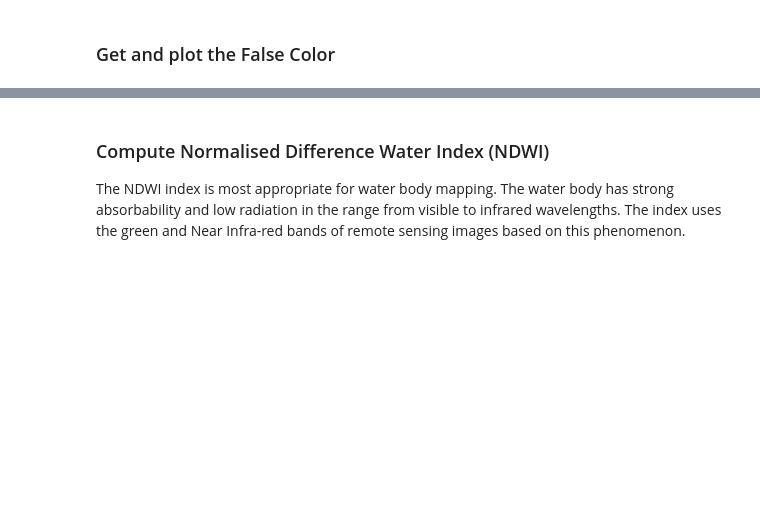
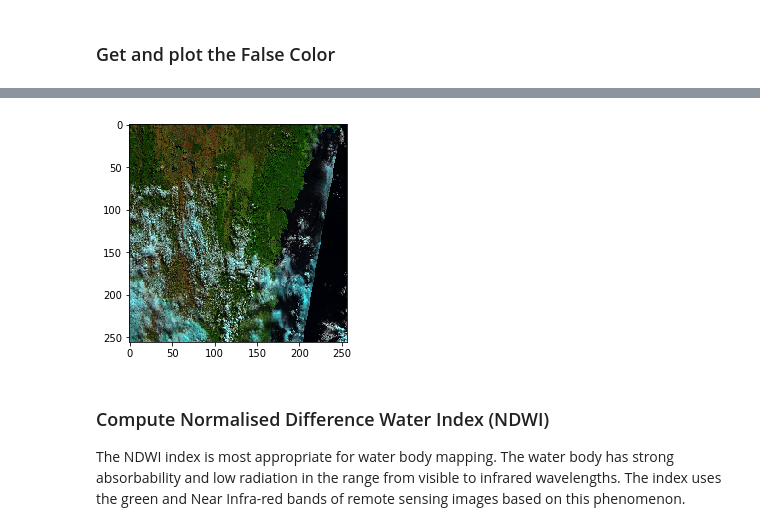
Before and after one commit to asivapra/gsky-demos, a Jupyter notebook: DEA_to_GSKY_Example_7_Diskless.ipynb, the cells around one changed output, grey strips where cells are left out. Saved outputs shown, nothing was run; the diff lists cells and outputs as text; code cells hidden in the pictures; blank space fills up the shorter version.

```diff
--- a/DEA_to_GSKY_Example_7_Diskless.ipynb
+++ b/DEA_to_GSKY_Example_7_Diskless.ipynb
@@ -135,22 +147,24 @@ print(output.geturl())
 # %%
 # Stack the three bands together and cast it as float32
 # In the line below the 'axis=2' ensures that the data shape is 256,256,3
-s1 = nc.variables['Band1'][:]
-n = nc.variables['Band2'][:]
-g = nc.variables['Band3'][:]
+swir1 = nc.variables['Band1'][:]
+nir = nc.variables['Band2'][:]
+green = nc.variables['Band3'][:]
 
 # rgb = np.stack([nc.variables['Band%d' % (b+1)] for b in range(3)], axis=2).astype(np.float32)
-rgb = np.stack([s1, n, g], axis=2).astype(np.float32)
+rgb = np.stack([swir1, nir, green], axis=2).astype(np.float32)
 
 # Convert all values into a range from 0 to 1. This is important.
 rgb /= rgb.max()
 
 # Uncomment next line to see the data values.
 # print(rgb)
 
 # Plot it
 imgplot = plt.imshow(rgb)
 plt.show()
+# %% [output]
+[figure, added]
 # %% [markdown]
 ### Compute Normalised Difference Water Index (NDWI)
 
```
Also changed, not shown: parts of 7 cells of this notebook, 7 other files.
